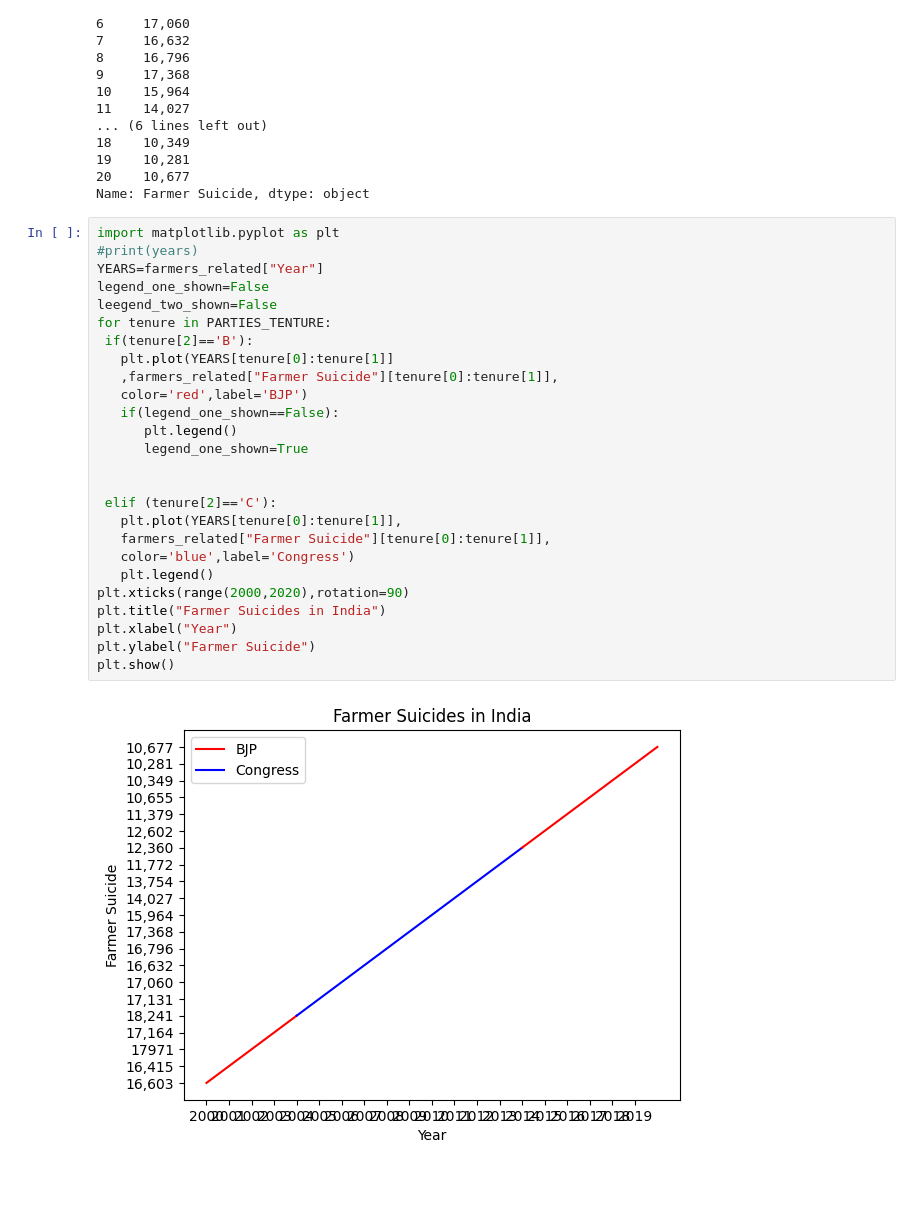
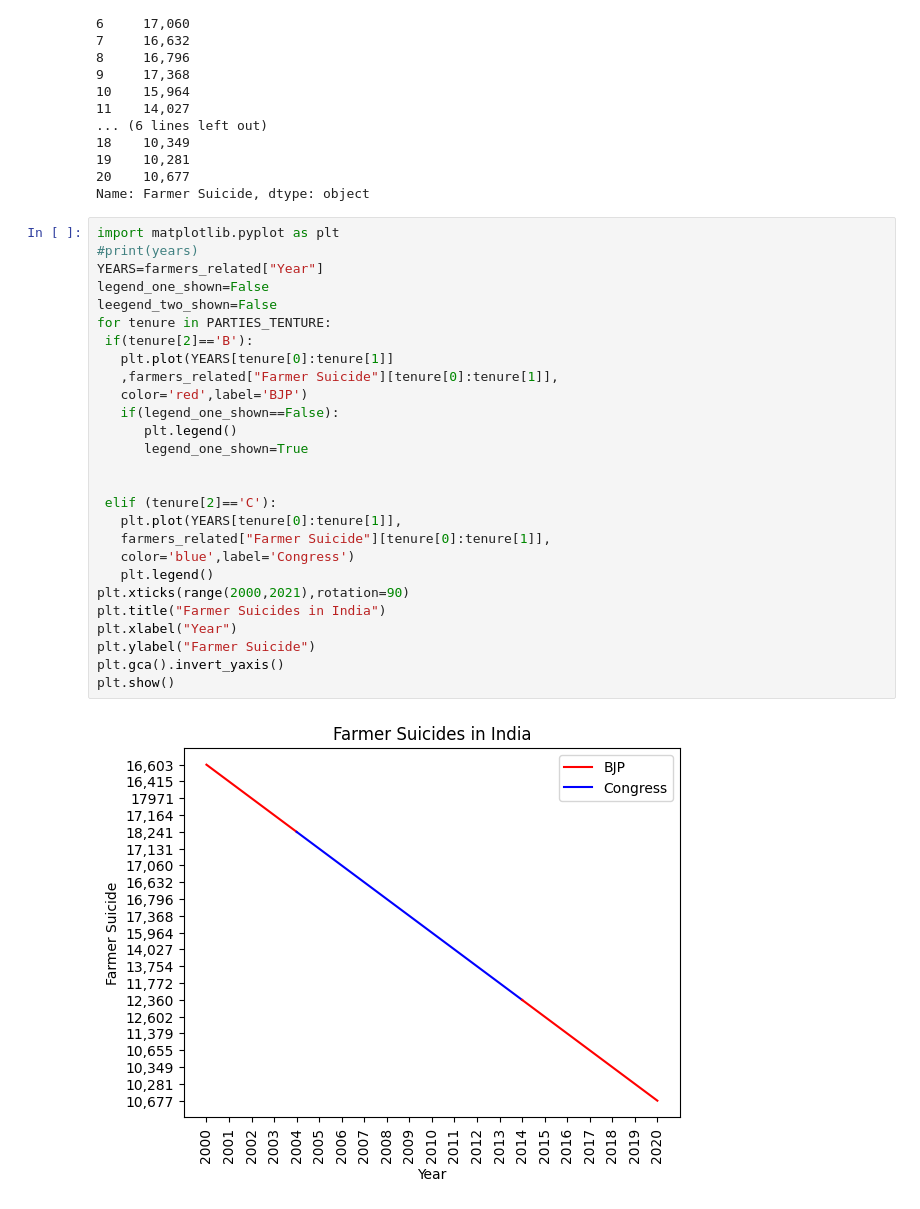
Before and after one commit to dipanshuhappy/probability-hackathon, a Jupyter notebook: food sector/Farmersrelated/main.ipynb, the cells around one changed output. Saved outputs shown, nothing was run; the diff lists cells and outputs as text; blank space fills up the shorter version.

```diff
--- a/food sector/Farmersrelated/main.ipynb
+++ b/food sector/Farmersrelated/main.ipynb
@@ -48,28 +48,29 @@ Name: Farmer Suicide, dtype: object
 # %%
 import matplotlib.pyplot as plt
 #print(years)
 YEARS=farmers_related["Year"]
 legend_one_shown=False
 leegend_two_shown=False
 for tenure in PARTIES_TENTURE:
  if(tenure[2]=='B'):
    plt.plot(YEARS[tenure[0]:tenure[1]]
    ,farmers_related["Farmer Suicide"][tenure[0]:tenure[1]],
    color='red',label='BJP')
    if(legend_one_shown==False):
       plt.legend()
       legend_one_shown=True
 
 
  elif (tenure[2]=='C'):
    plt.plot(YEARS[tenure[0]:tenure[1]],
    farmers_related["Farmer Suicide"][tenure[0]:tenure[1]],
    color='blue',label='Congress')
    plt.legend()
-plt.xticks(range(2000,2020),rotation=90)
+plt.xticks(range(2000,2021),rotation=90)
 plt.title("Farmer Suicides in India")
 plt.xlabel("Year")
 plt.ylabel("Farmer Suicide")
+plt.gca().invert_yaxis()
 plt.show()
 # %% [output]
-[figure, old version]
+[figure, new version]
```
